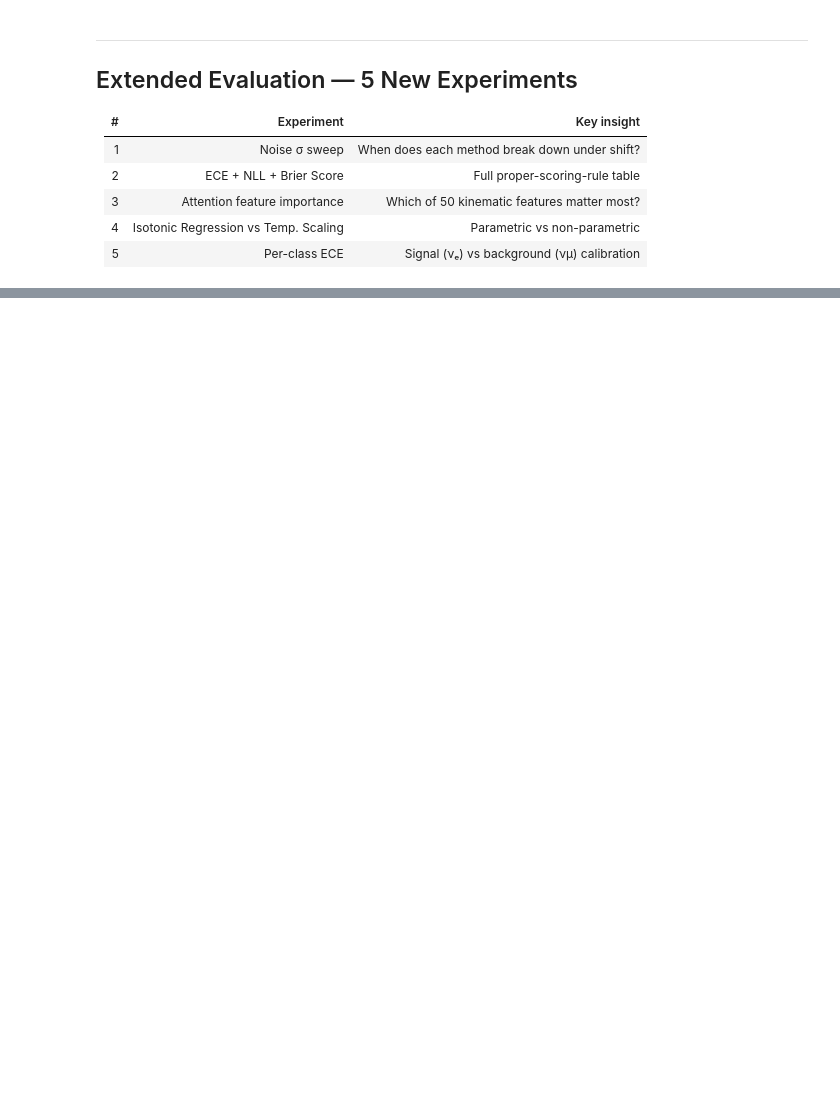
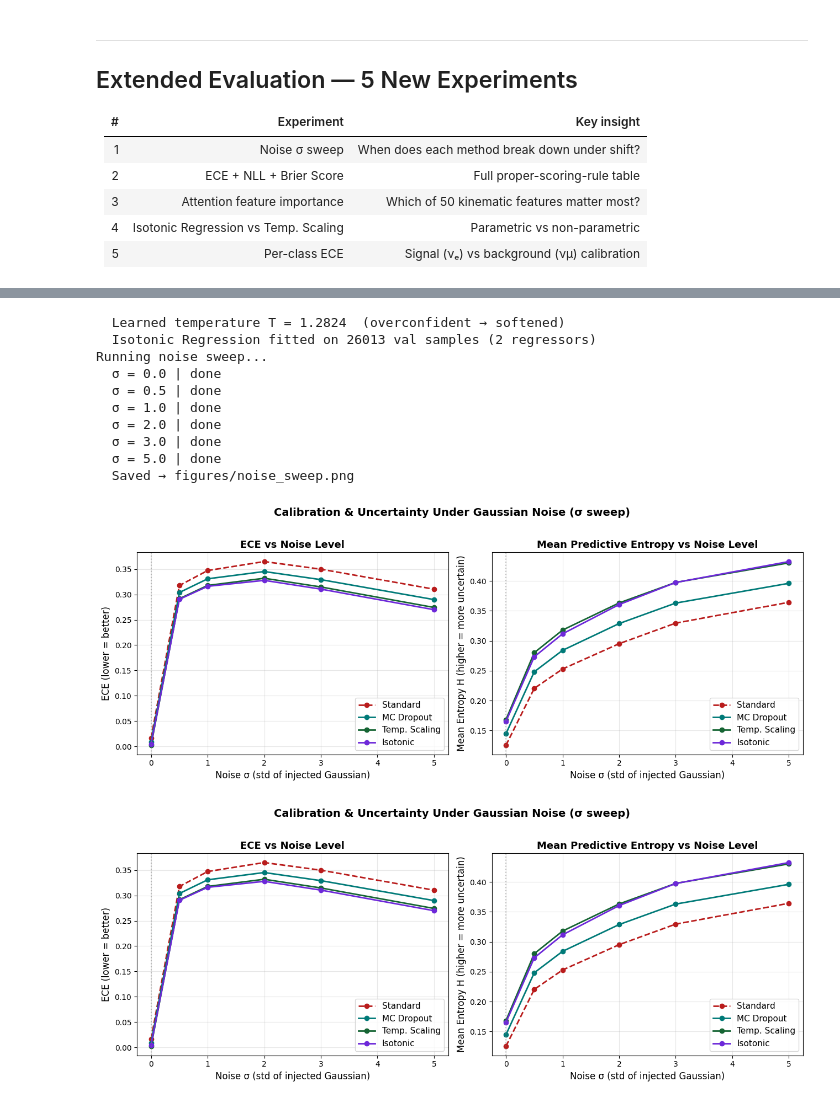
Before and after one commit to nadaibrahim-png/Transformers_UQ, a Jupyter notebook: experiment_calibration.ipynb, the cells around one changed output, grey strips where cells are left out. Cells and saved outputs as stored; diff of their text form; code cells hidden in the pictures; blank space fills up the shorter version.

```diff
--- a/experiment_calibration.ipynb
+++ b/experiment_calibration.ipynb
@@ -254,20 +324,31 @@ ext_results = run_all_extended(
 # %%
 # ── CELL 14: Noise sweep — extend sigma range ─────────────────────────────────
-# Re-run with σ up to 5.0 for a fuller robustness picture.
-
 from evaluation.extended_evaluation import run_noise_sweep, plot_noise_sweep
 from evaluation.uncertainty import TemperatureScaler, IsotonicScaler, predict_standard
 
 ts = TemperatureScaler(model).to(DEVICE)
-ts.fit(val_loader)
+ts.fit(loaders["val"])
 
-p_val, y_val = predict_standard(model, val_loader)
+p_val, y_val = predict_standard(model, loaders["val"])
 ir = IsotonicScaler()
 ir.fit(p_val, y_val)
 
 sigmas = [0, 0.5, 1.0, 2.0, 3.0, 5.0]
-s_out, s_res = run_noise_sweep(model, val_loader, test_loader, ts, ir, sigmas=sigmas)
+s_out, s_res = run_noise_sweep(model, loaders["val"], loaders["test"], ts, ir, sigmas=sigmas)
 plot_noise_sweep(s_out, s_res, save_path=f"{config.FIGURES_DIR}/noise_sweep.png")
+# %% [output]
+  Learned temperature T = 1.2824  (overconfident → softened)
+  Isotonic Regression fitted on 26013 val samples (2 regressors)
+Running noise sweep...
+  σ = 0.0 | done
+  σ = 0.5 | done
+  σ = 1.0 | done
+  σ = 2.0 | done
+  σ = 3.0 | done
+  σ = 5.0 | done
+  Saved → figures/noise_sweep.png
+[figure, added]
+[figure, added]
 # %%
 # ── CELL 15: Feature importance — top 25 features ────────────────────────────
 from evaluation.extended_evaluation import run_feature_importance
```
Also changed, not shown: parts of 7 cells of this notebook.
